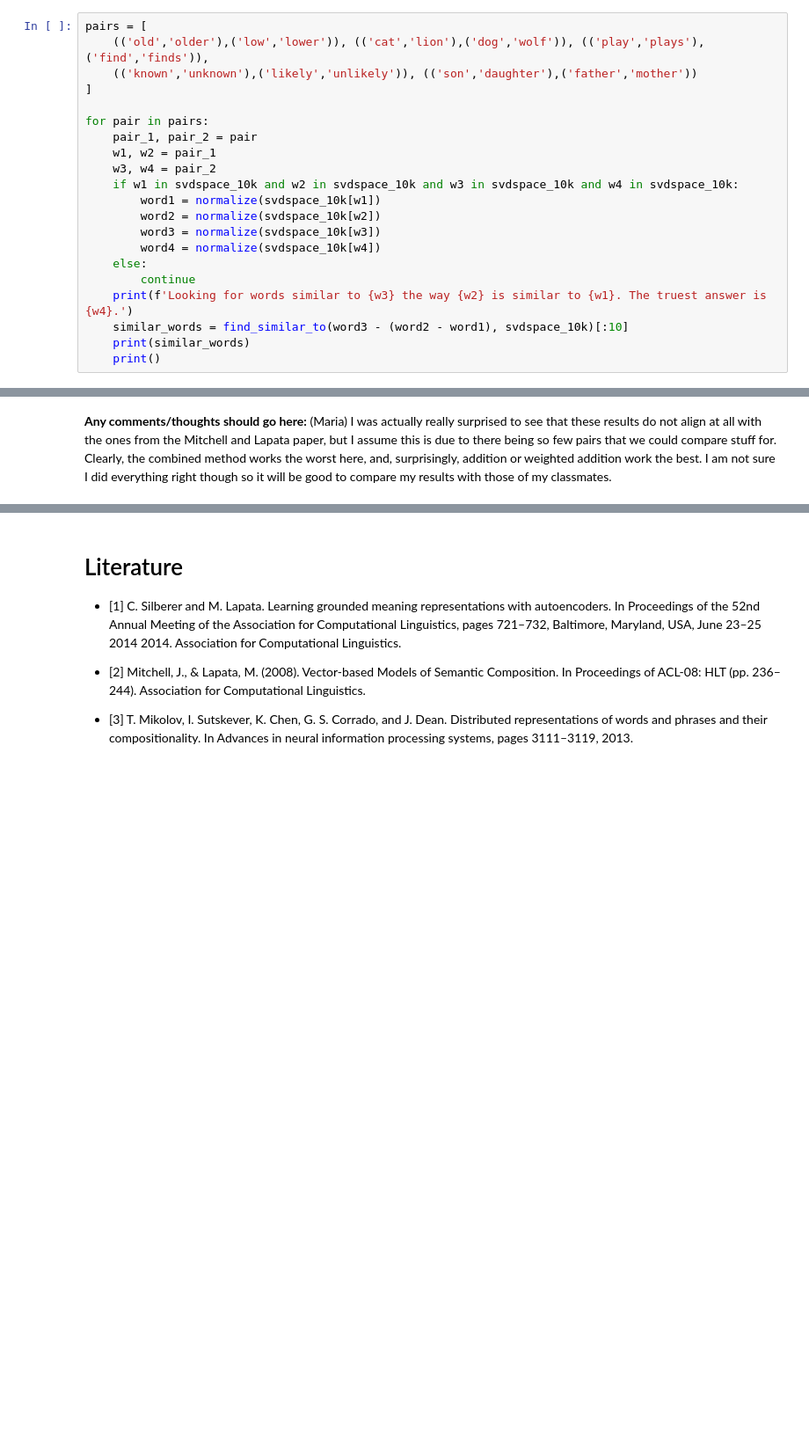
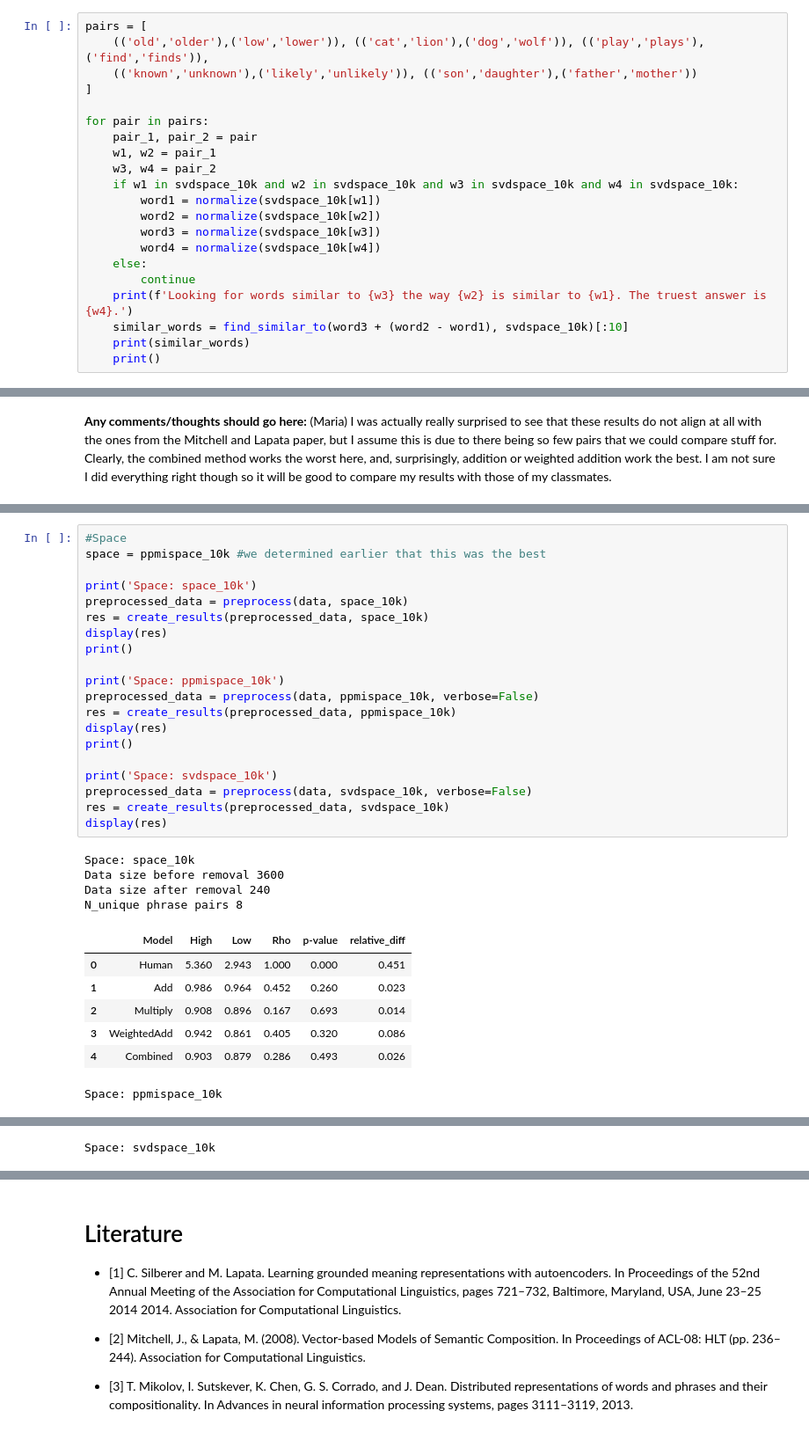
Before and after one commit to Turtilla/computational-semantics, a Jupyter notebook: assignments/02-vector-semantics/vector-semantics.ipynb, the cells around one changed output, grey strips where cells are left out. Shown at 88% size. Drawn from its saved outputs; the diff is of its cells as text; blank space fills up the shorter version.

```diff
--- a/assignments/02-vector-semantics/vector-semantics.ipynb
+++ b/assignments/02-vector-semantics/vector-semantics.ipynb
@@ -349,7 +366,7 @@ for pair in pairs:
     else:
         continue
     print(f'Looking for words similar to {w3} the way {w2} is similar to {w1}. The truest answer is {w4}.')
-    similar_words = find_similar_to(word3 - (word2 - word1), svdspace_10k)[:10]
+    similar_words = find_similar_to(word3 + (word2 - word1), svdspace_10k)[:10]
     print(similar_words)
     print()
 # %% [output]
@@ -731,0 +878,32 @@ print(pd.DataFrame(np.array(scores_list), columns=["Model", "High", "Low", "Rho"
+# %%
+#Space
+space = ppmispace_10k #we determined earlier that this was the best
+
+print('Space: space_10k')
+preprocessed_data = preprocess(data, space_10k)
+res = create_results(preprocessed_data, space_10k)
+display(res)
+print()
+
+print('Space: ppmispace_10k')
+preprocessed_data = preprocess(data, ppmispace_10k, verbose=False)
+res = create_results(preprocessed_data, ppmispace_10k)
+display(res)
+print()
+
+print('Space: svdspace_10k')
+preprocessed_data = preprocess(data, svdspace_10k, verbose=False)
+res = create_results(preprocessed_data, svdspace_10k)
+display(res)
+# %% [output]
+Space: space_10k
+Data size before removal 3600
+Data size after removal 240
+N_unique phrase pairs 8
+|  | Model | High | Low | Rho | p-value | relative_diff |
+| 0 | Human | 5.360 | 2.943 | 1.000 | 0.000 | 0.451 |
+| 1 | Add | 0.986 | 0.964 | 0.452 | 0.260 | 0.023 |
+| 2 | Multiply | 0.908 | 0.896 | 0.167 | 0.693 | 0.014 |
+| 3 | WeightedAdd | 0.942 | 0.861 | 0.405 | 0.320 | 0.086 |
+| 4 | Combined | 0.903 | 0.879 | 0.286 | 0.493 | 0.026 |
+Space: ppmispace_10k
@@ -731,0 +916 @@ print(pd.DataFrame(np.array(scores_list), columns=["Model", "High", "Low", "Rho"
+Space: svdspace_10k
```
Also changed, not shown: parts of 27 cells of this notebook.
